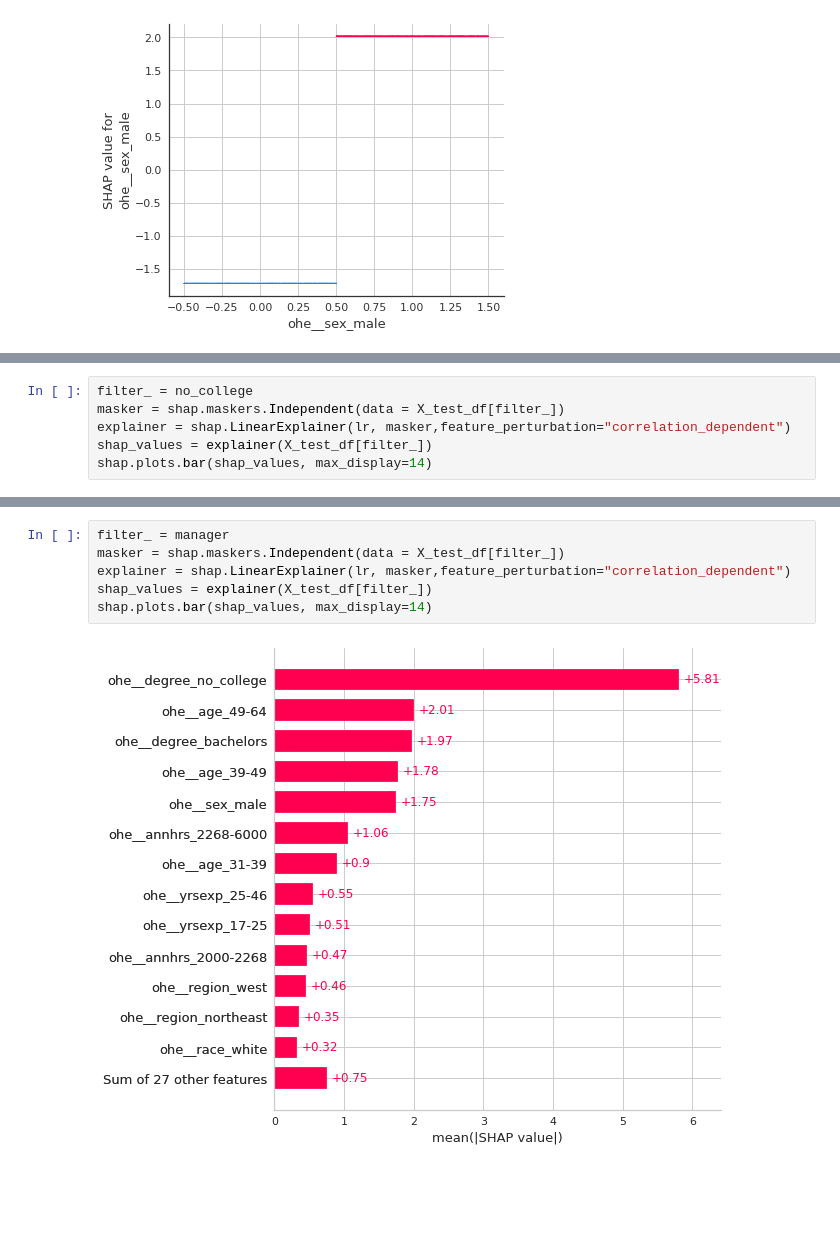
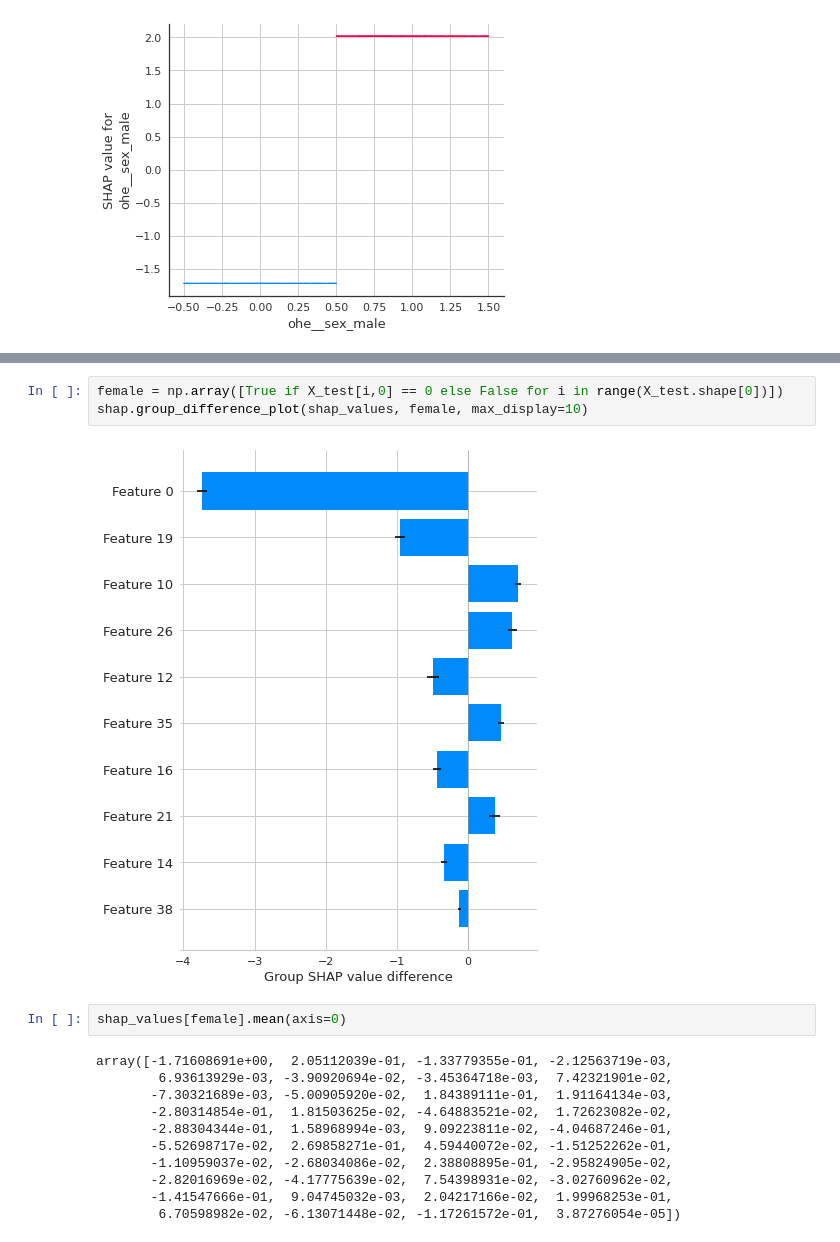
Before and after one commit to jcalvesoliveira/gender-pay-gap, a Jupyter notebook: notebooks/1.0-jo-initial-data-exploration.ipynb, the cells around one changed output, grey strips where cells are left out. Drawn from its saved outputs; the diff is of its cells as text; blank space fills up the shorter version.

```diff
--- a/notebooks/1.0-jo-initial-data-exploration.ipynb
+++ b/notebooks/1.0-jo-initial-data-exploration.ipynb
@@ -405,9 +404,3 @@ manager = X_test_df["ohe__job_manager"] == 1
 west = X_test_df["ohe__region_west"] == 1
 low_experience = X_test_df["ohe__yrsexp_10-17"] == 1
 high_experience = X_test_df["ohe__yrsexp_25-46"] == 1
-# %%
-filter_ = no_college
-masker = shap.maskers.Independent(data = X_test_df[filter_])
-explainer = shap.LinearExplainer(lr, masker,feature_perturbation="correlation_dependent")
-shap_values = explainer(X_test_df[filter_])
-shap.plots.bar(shap_values, max_display=14)
@@ -416,8 +407,18 @@ shap.plots.bar(shap_values, max_display=14)
-# %%
-filter_ = manager
-masker = shap.maskers.Independent(data = X_test_df[filter_])
-explainer = shap.LinearExplainer(lr, masker,feature_perturbation="correlation_dependent")
-shap_values = explainer(X_test_df[filter_])
-shap.plots.bar(shap_values, max_display=14)
-# %% [output]
-[figure, removed]
+# %%
+female = np.array([True if X_test[i,0] == 0 else False for i in range(X_test.shape[0])])
+shap.group_difference_plot(shap_values, female, max_display=10)
+# %% [output]
+[figure, added]
+# %%
+shap_values[female].mean(axis=0)
+# %% [output]
+array([-1.71608691e+00,  2.05112039e-01, -1.33779355e-01, -2.12563719e-03,
+        6.93613929e-03, -3.90920694e-02, -3.45364718e-03,  7.42321901e-02,
+       -7.30321689e-03, -5.00905920e-02,  1.84389111e-01,  1.91164134e-03,
+       -2.80314854e-01,  1.81503625e-02, -4.64883521e-02,  1.72623082e-02,
+       -2.88304344e-01,  1.58968994e-03,  9.09223811e-02, -4.04687246e-01,
+       -5.52698717e-02,  2.69858271e-01,  4.59440072e-02, -1.51252262e-01,
+       -1.10959037e-02, -2.68034086e-02,  2.38808895e-01, -2.95824905e-02,
+       -2.82016969e-02, -4.17775639e-02,  7.54398931e-02, -3.02760962e-02,
+       -1.41547666e-01,  9.04745032e-03,  2.04217166e-02,  1.99968253e-01,
+        6.70598982e-02, -6.13071448e-02, -1.17261572e-01,  3.87276054e-05])
```
Also changed, not shown: parts of 13 cells of this notebook.
